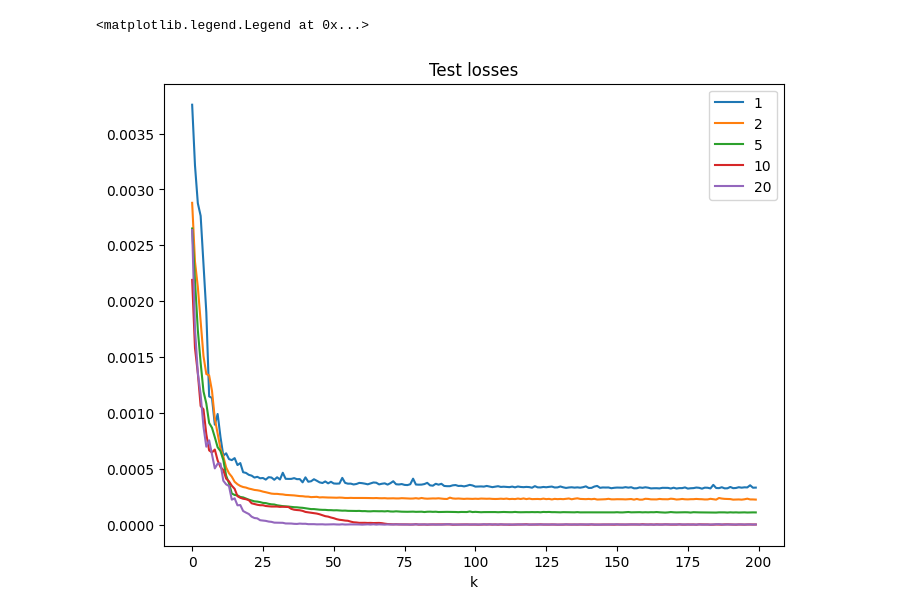
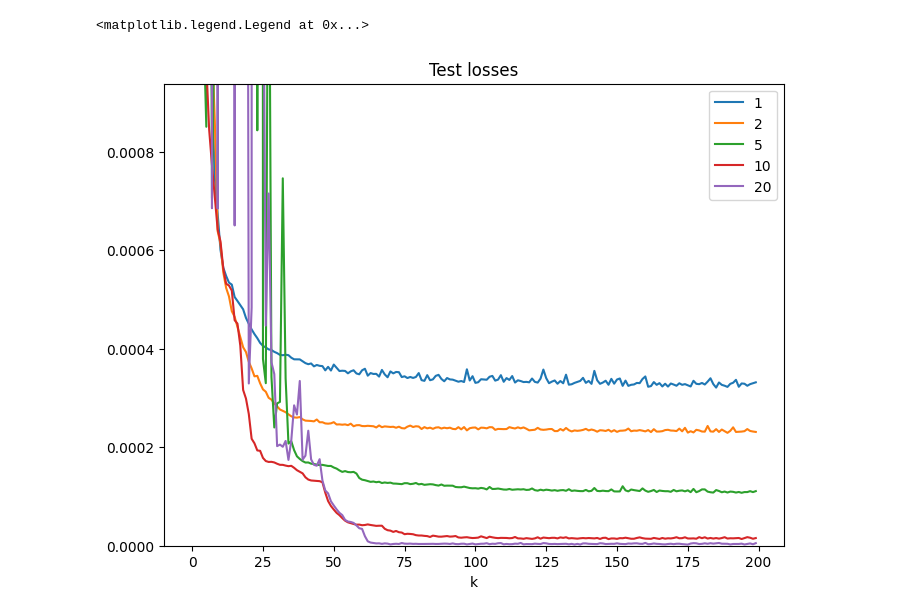
Before and after one commit to notger/motley_crew_of_models, a Jupyter notebook: variational_auto_encoder/study_analysis.ipynb, the cells around one changed output. Saved outputs shown, nothing was run; the diff lists cells and outputs as text; code cells hidden in the pictures.

```diff
--- a/variational_auto_encoder/study_analysis.ipynb
+++ b/variational_auto_encoder/study_analysis.ipynb
@@ -15,8 +15,9 @@ df.head()
 # %%
 fig = plt.figure(figsize=(8, 6))  # Create a figure instance
 ax = fig.add_subplot(111)  # Add axes to the figure
 df.sort_values('k').groupby('n_embeddings').plot(x='k', y='test_losses', kind='line', sharex=True, sharey=True, ax=ax, title='Test losses')
+plt.ylim(0, df.train_losses.median() * 5)
 plt.legend(list(df.n_embeddings.unique()))
 # %% [output]
 <matplotlib.legend.Legend at 0x...>
-[figure, old version]
+[figure, new version]
```
Also changed, not shown: parts of 1 cell of this notebook.
